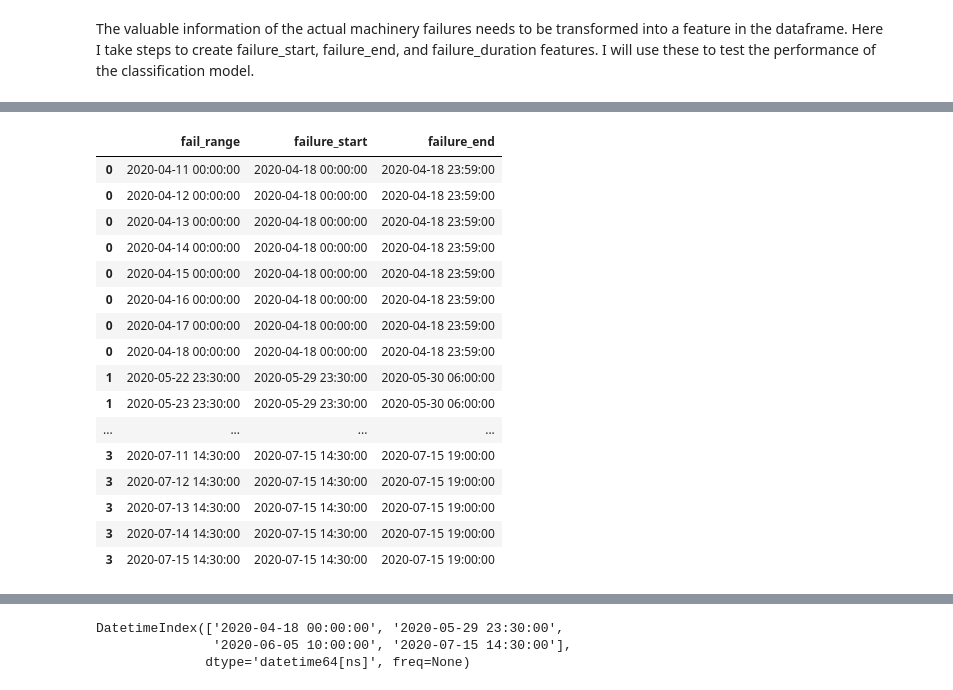
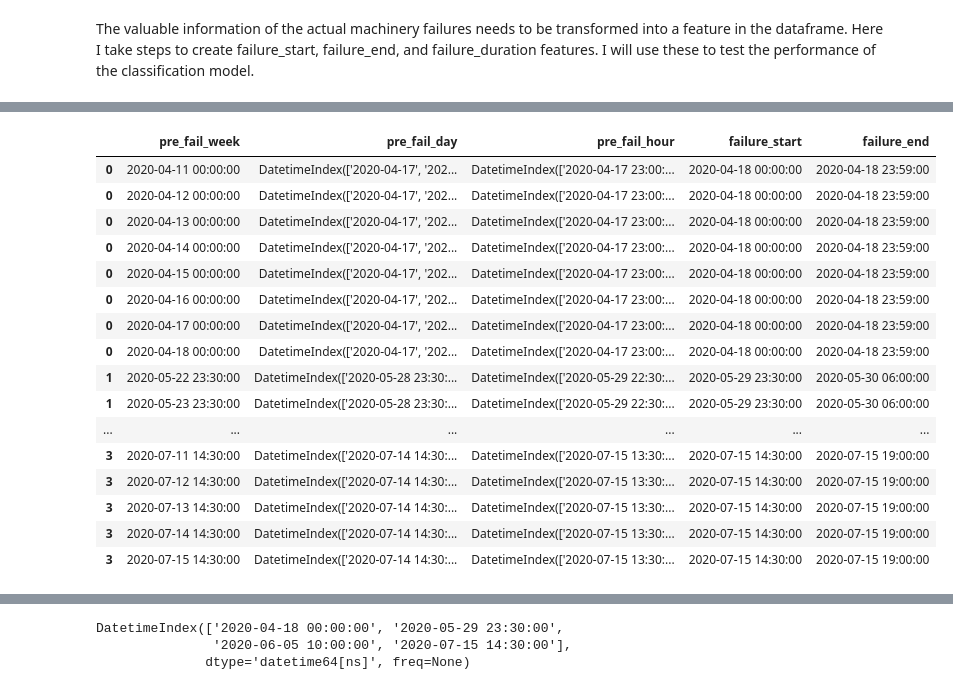
Before and after one commit to Dave-Codes/Predictive-Maintenance, a Jupyter notebook: predictive-maintenance-metropt-3.ipynb, the cells around one changed output, grey strips where cells are left out. Drawn from its saved outputs; the diff is of its cells as text; code cells hidden in the pictures.

```diff
--- a/predictive-maintenance-metropt-3.ipynb
+++ b/predictive-maintenance-metropt-3.ipynb
@@ -104,9 +104,12 @@ The valuable information of the actual machinery failures needs to be transforme
 
 dt_fail_starts = pd.to_datetime(['2020-04-18 00:00','2020-05-29 23:30','2020-06-05 10:00','2020-07-15 14:30'])
 dt_fail_ends = pd.to_datetime(['04/18/2020 23:59', '05/30/2020 6:00', '06/07/2020 14:30', '07/15/2020 19:00'])
-fail_ranges = [pd.date_range(start=(fail_start - pd.Timedelta(days=7)), end=fail_start) for fail_start in dt_fail_starts]
 
-failure_df = pd.DataFrame(list(zip(fail_ranges, dt_fail_starts, dt_fail_ends)), columns=['fail_range','failure_start','failure_end'])
-failure_df.set_index('fail_range')
+fail_ranges_week = [pd.date_range(start=(fail_start - pd.Timedelta(days=7)), end=fail_start) for fail_start in dt_fail_starts]
+fail_ranges_day = [pd.date_range(start=(fail_start - pd.Timedelta(days=1)), end=fail_start) for fail_start in dt_fail_starts]
+fail_ranges_hour = [pd.date_range(start=(fail_start - pd.Timedelta(hours=1)), end=fail_start) for fail_start in dt_fail_starts]
+
+failure_df = pd.DataFrame(list(zip(fail_ranges_week, fail_ranges_day, fail_ranges_hour, dt_fail_starts, dt_fail_ends)), columns=['pre_fail_week','pre_fail_day','pre_fail_hour','failure_start','failure_end'])
+failure_df.set_index('pre_fail_week')
 failure_df.dtypes
 # %% [output]
@@ -117,21 +134,22 @@ dtype: object
 # %%
-failure_df = failure_df.explode('fail_range')
+failure_df = failure_df.explode('pre_fail_week')
+
 failure_df
 # %% [output]
-|  | fail_range | failure_start | failure_end |
-| 0 | 2020-04-11 00:00:00 | 2020-04-18 00:00:00 | 2020-04-18 23:59:00 |
-| 0 | 2020-04-12 00:00:00 | 2020-04-18 00:00:00 | 2020-04-18 23:59:00 |
-| 0 | 2020-04-13 00:00:00 | 2020-04-18 00:00:00 | 2020-04-18 23:59:00 |
-| 0 | 2020-04-14 00:00:00 | 2020-04-18 00:00:00 | 2020-04-18 23:59:00 |
-| 0 | 2020-04-15 00:00:00 | 2020-04-18 00:00:00 | 2020-04-18 23:59:00 |
-| 0 | 2020-04-16 00:00:00 | 2020-04-18 00:00:00 | 2020-04-18 23:59:00 |
-| 0 | 2020-04-17 00:00:00 | 2020-04-18 00:00:00 | 2020-04-18 23:59:00 |
-| 0 | 2020-04-18 00:00:00 | 2020-04-18 00:00:00 | 2020-04-18 23:59:00 |
-| 1 | 2020-05-22 23:30:00 | 2020-05-29 23:30:00 | 2020-05-30 06:00:00 |
-| 1 | 2020-05-23 23:30:00 | 2020-05-29 23:30:00 | 2020-05-30 06:00:00 |
-| ... | ... | ... | ... |
-| 3 | 2020-07-11 14:30:00 | 2020-07-15 14:30:00 | 2020-07-15 19:00:00 |
-| 3 | 2020-07-12 14:30:00 | 2020-07-15 14:30:00 | 2020-07-15 19:00:00 |
-| 3 | 2020-07-13 14:30:00 | 2020-07-15 14:30:00 | 2020-07-15 19:00:00 |
-| 3 | 2020-07-14 14:30:00 | 2020-07-15 14:30:00 | 2020-07-15 19:00:00 |
-| 3 | 2020-07-15 14:30:00 | 2020-07-15 14:30:00 | 2020-07-15 19:00:00 |
+|  | pre_fail_week | pre_fail_day | pre_fail_hour | failure_start | failure_end |
+| 0 | 2020-04-11 00:00:00 | DatetimeIndex(['2020-04-17', '202... | DatetimeIndex(['2020-04-17 23:00:... | 2020-04-18 00:00:00 | 2020-04-18 23:59:00 |
+| 0 | 2020-04-12 00:00:00 | DatetimeIndex(['2020-04-17', '202... | DatetimeIndex(['2020-04-17 23:00:... | 2020-04-18 00:00:00 | 2020-04-18 23:59:00 |
+| 0 | 2020-04-13 00:00:00 | DatetimeIndex(['2020-04-17', '202... | DatetimeIndex(['2020-04-17 23:00:... | 2020-04-18 00:00:00 | 2020-04-18 23:59:00 |
+| 0 | 2020-04-14 00:00:00 | DatetimeIndex(['2020-04-17', '202... | DatetimeIndex(['2020-04-17 23:00:... | 2020-04-18 00:00:00 | 2020-04-18 23:59:00 |
+| 0 | 2020-04-15 00:00:00 | DatetimeIndex(['2020-04-17', '202... | DatetimeIndex(['2020-04-17 23:00:... | 2020-04-18 00:00:00 | 2020-04-18 23:59:00 |
+| 0 | 2020-04-16 00:00:00 | DatetimeIndex(['2020-04-17', '202... | DatetimeIndex(['2020-04-17 23:00:... | 2020-04-18 00:00:00 | 2020-04-18 23:59:00 |
+| 0 | 2020-04-17 00:00:00 | DatetimeIndex(['2020-04-17', '202... | DatetimeIndex(['2020-04-17 23:00:... | 2020-04-18 00:00:00 | 2020-04-18 23:59:00 |
+| 0 | 2020-04-18 00:00:00 | DatetimeIndex(['2020-04-17', '202... | DatetimeIndex(['2020-04-17 23:00:... | 2020-04-18 00:00:00 | 2020-04-18 23:59:00 |
+| 1 | 2020-05-22 23:30:00 | DatetimeIndex(['2020-05-28 23:30:... | DatetimeIndex(['2020-05-29 22:30:... | 2020-05-29 23:30:00 | 2020-05-30 06:00:00 |
+| 1 | 2020-05-23 23:30:00 | DatetimeIndex(['2020-05-28 23:30:... | DatetimeIndex(['2020-05-29 22:30:... | 2020-05-29 23:30:00 | 2020-05-30 06:00:00 |
+| ... | ... | ... | ... | ... | ... |
+| 3 | 2020-07-11 14:30:00 | DatetimeIndex(['2020-07-14 14:30:... | DatetimeIndex(['2020-07-15 13:30:... | 2020-07-15 14:30:00 | 2020-07-15 19:00:00 |
+| 3 | 2020-07-12 14:30:00 | DatetimeIndex(['2020-07-14 14:30:... | DatetimeIndex(['2020-07-15 13:30:... | 2020-07-15 14:30:00 | 2020-07-15 19:00:00 |
+| 3 | 2020-07-13 14:30:00 | DatetimeIndex(['2020-07-14 14:30:... | DatetimeIndex(['2020-07-15 13:30:... | 2020-07-15 14:30:00 | 2020-07-15 19:00:00 |
+| 3 | 2020-07-14 14:30:00 | DatetimeIndex(['2020-07-14 14:30:... | DatetimeIndex(['2020-07-15 13:30:... | 2020-07-15 14:30:00 | 2020-07-15 19:00:00 |
+| 3 | 2020-07-15 14:30:00 | DatetimeIndex(['2020-07-14 14:30:... | DatetimeIndex(['2020-07-15 13:30:... | 2020-07-15 14:30:00 | 2020-07-15 19:00:00 |
```
Also changed, not shown: parts of 26 cells of this notebook.
